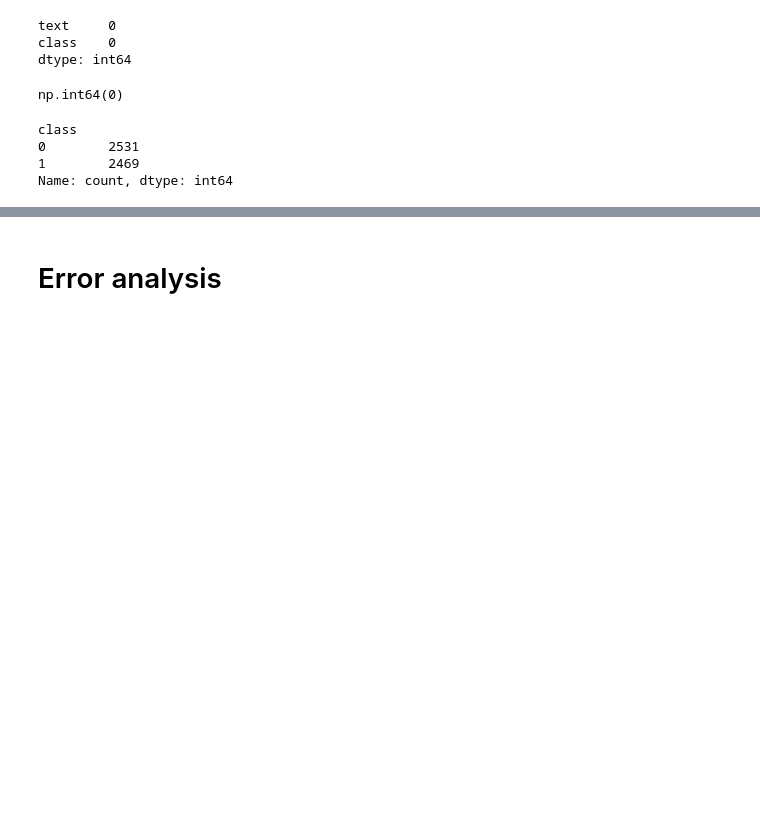
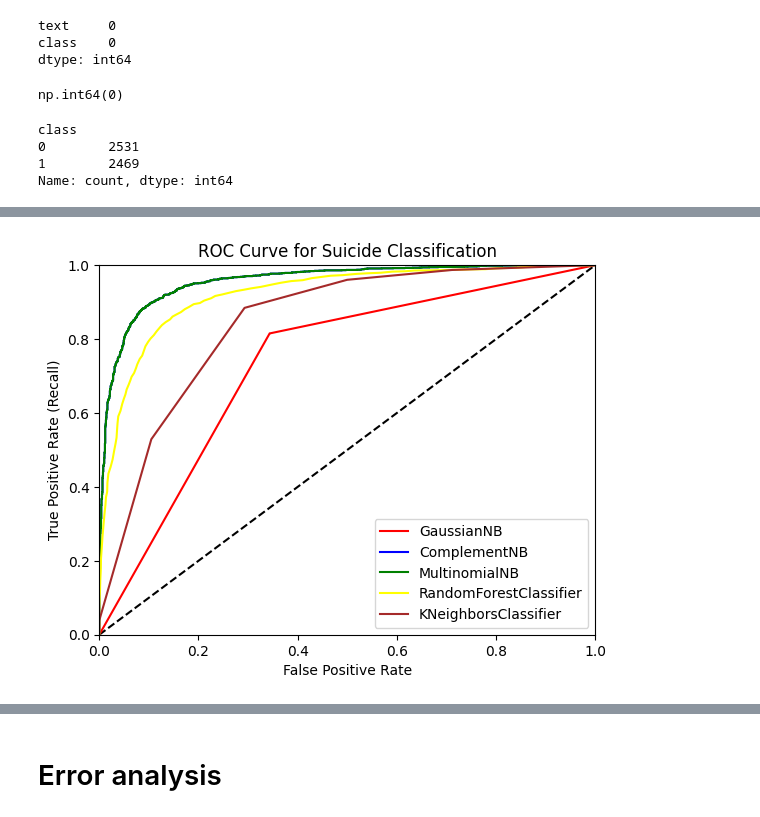
Before and after one commit to ArielMAs/arielmas.github.io, a Jupyter notebook: src/suicide_detector/classification.ipynb, the cells around one changed output, grey strips where cells are left out. Cells and saved outputs as stored; diff of their text form; code cells hidden in the pictures; blank space fills up the shorter version.

```diff
--- a/src/suicide_detector/classification.ipynb
+++ b/src/suicide_detector/classification.ipynb
@@ -251,0 +180,9 @@ SVC model was selected due to highest ROC AUC, highest Recall, and highest F1 sc
+# %%
+# Define the model candidates
+models = {
+    'GaussianNB': GaussianNB(),
+    'ComplementNB': ComplementNB(),
+    'MultinomialNB': MultinomialNB(),
+    'RandomForestClassifier':RandomForestClassifier(random_state=42),
+    'KNeighborsClassifier':KNeighborsClassifier(),
+}
@@ -251,0 +197,50 @@ SVC model was selected due to highest ROC AUC, highest Recall, and highest F1 sc
+# %%
+model_color_dict = {
+    'GaussianNB':'red',
+    'ComplementNB':'blue',
+    'MultinomialNB':'green',
+    'RandomForestClassifier':'yellow',
+    'KNeighborsClassifier':'brown'
+    }
+# %%
+scoring = ['accuracy','roc_auc', 'precision', 'recall', 'f1']
+# %%
+model_performance = pd.DataFrame()
+plot_roc_curve()
+# Loop through models and perform GridSearchCV for each one
+for model_name, model in models.items():
+    # Set the model in the pipeline
+    generic_pipeline.set_params(model=model)
+    if model_name == 'GaussianNB':
+        generic_pipeline.set_params(to_dense=dense_transformer)
+    else:
+        generic_pipeline.set_params(to_dense=None)
+    y_probas  = cross_val_predict(generic_pipeline,X_train,y_train,cv=3,method='predict_proba')[:,1]
+
+    cv_results = cross_validate(generic_pipeline,X_train, y_train, cv=3, scoring=scoring)
+
+
+    model_row = pd.DataFrame({
+        'model_name':model_name,
+        'AUV_score_mean': cv_results['test_roc_auc'].mean(),
+        'AUV_score_std': cv_results['test_roc_auc'].std(),
+        'Precision_mean': cv_results['test_precision'].mean(),
+        'Precision_std': cv_results['test_precision'].std(),
+        'Recall_mean': cv_results['test_recall'].mean(),
+        'Recall_std': cv_results['test_recall'].std(),
+        'F1_score_mean': cv_results['test_f1'].mean(),
+        'F1_score_std': cv_results['test_f1'].std(),
+        'Accuracy_mean': cv_results['test_accuracy'].mean(),
+        'Accuracy_std': cv_results['test_accuracy'].std()
+    },index=[0]
+    )
+    model_performance = pd.concat([model_performance,model_row])
+
+    fpr_gnb,tpr_gnb,thresholds_gnb = roc_curve(y_train,y_probas)
+    plt.plot(fpr_gnb,tpr_gnb,color = model_color_dict[model_name],label=model_name)
+
+
+plt.legend(loc='lower right')
+plt.show()
+# %% [output]
+[figure, added]
```
Also changed, not shown: parts of 87 cells of this notebook, 3 other files.
